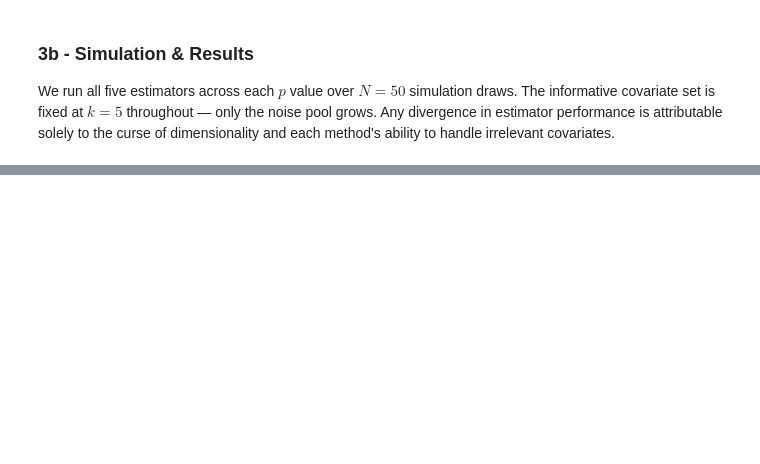
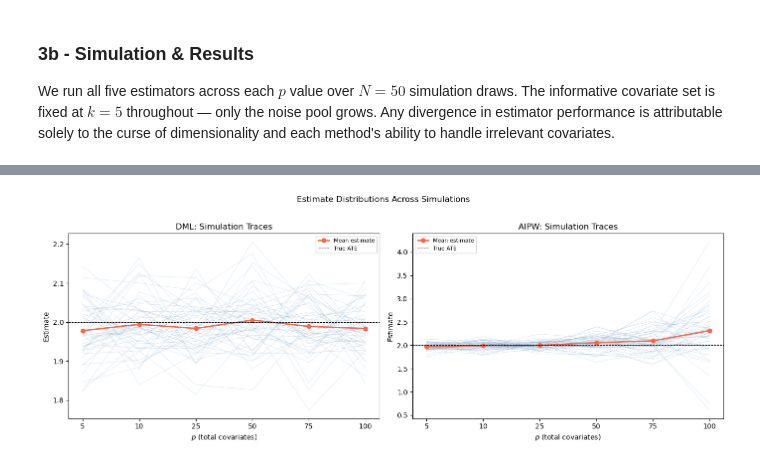
Before and after one commit to abfazal1/causal-lab, a Jupyter notebook: causal_lab_ATE.ipynb, the cells around one changed output, grey strips where cells are left out. Drawn from its saved outputs; the diff is of its cells as text; code cells hidden in the pictures; blank space fills up the shorter version.

```diff
--- a/causal_lab_ATE.ipynb
+++ b/causal_lab_ATE.ipynb
@@ -1176,0 +1186,31 @@ Name: estimate, dtype: float64
+# %%
+x_pos_hd    = list(range(len(DIMS)))
+x_labels_hd = [str(p) for p in DIMS]
+
+# plot individual simulation traces and mean estimate for DML and AIPW across p values
+fig, axes = plt.subplots(1, 2, figsize=(14, 5))
+
+for ax, name in zip(axes, ["DML", "AIPW"]):
+    traces = df_hd[df_hd["estimator"] == name].sort_values("p")
+    for sim in traces["sim"].unique():
+        sim_data = traces[traces["sim"] == sim]
+        ax.plot(x_pos_hd, sim_data["estimate"].values,
+                color="steelblue", alpha=0.15, linewidth=0.8)
+    means = traces.groupby("p")["estimate"].mean().values
+    ax.plot(x_pos_hd, means, color="tomato", linewidth=2,
+            marker="o", label="Mean estimate")
+    ax.axhline(TRUE_ATE, color="black", linewidth=0.8,
+               linestyle="--", label="True ATE")
+    ax.set_xticks(x_pos_hd)
+    ax.set_xticklabels(x_labels_hd)
+    ax.set_xlabel("$p$ (total covariates)")
+    ax.set_ylabel("Estimate")
+    ax.set_title(f"{name}: Simulation Traces")
+    ax.legend(fontsize=8)
+
+plt.suptitle("Estimate Distributions Across Simulations", y=1.02)
+plt.tight_layout()
+plt.savefig("images/highdim_sim_traces.png", dpi=150, bbox_inches="tight")
+plt.show()
+# %% [output]
+[figure, added]
```
Also changed, not shown: parts of 25 cells of this notebook, 8 other files.
